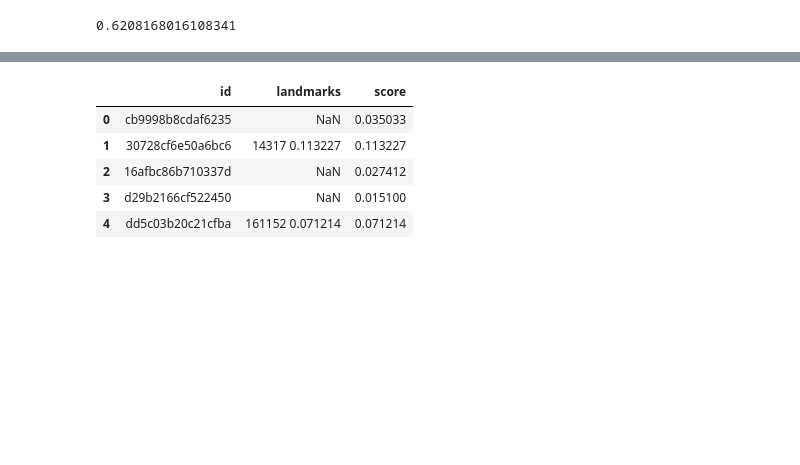
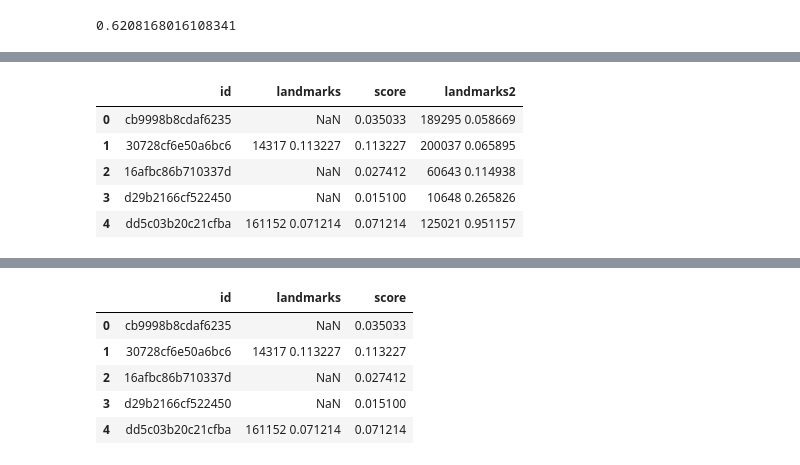
Before and after one commit to chicm/landmark, a Jupyter notebook: recognition/post_process.ipynb, the cells around one changed output, grey strips where cells are left out. Saved outputs shown, nothing was run; the diff lists cells and outputs as text; code cells hidden in the pictures; blank space fills up the shorter version.

```diff
--- a/recognition/post_process.ipynb
+++ b/recognition/post_process.ipynb
@@ -37,0 +87,4 @@ df.loc[df['score'] < 0.018, 'landmarks'] = np.nan
+# %%
+df2 = pd.read_csv('output/sub_seresnext5032x4d_50000_50000_4320.csv')
+df2['score'] = df2.landmarks.map(lambda x: 0. if pd.isna(x) else float(x.split(' ')[1]))
+df2.head()
@@ -37,0 +98,3 @@ df.loc[df['score'] < 0.018, 'landmarks'] = np.nan
+# %%
+df_merged = df.copy()
+df_merged.head()
@@ -37,0 +108,10 @@ df.loc[df['score'] < 0.018, 'landmarks'] = np.nan
+# %%
+df_merged['landmarks2'] = df2.landmarks
+df_merged.head()
+# %% [output]
+|  | id | landmarks | score | landmarks2 |
+| 0 | cb9998b8cdaf6235 | NaN | 0.035033 | 189295 0.058669 |
+| 1 | 30728cf6e50a6bc6 | 14317 0.113227 | 0.113227 | 200037 0.065895 |
+| 2 | 16afbc86b710337d | NaN | 0.027412 | 60643 0.114938 |
+| 3 | d29b2166cf522450 | NaN | 0.015100 | 10648 0.265826 |
+| 4 | dd5c03b20c21cfba | 161152 0.071214 | 0.071214 | 125021 0.951157 |
```
Also changed, not shown: parts of 30 cells of this notebook.
